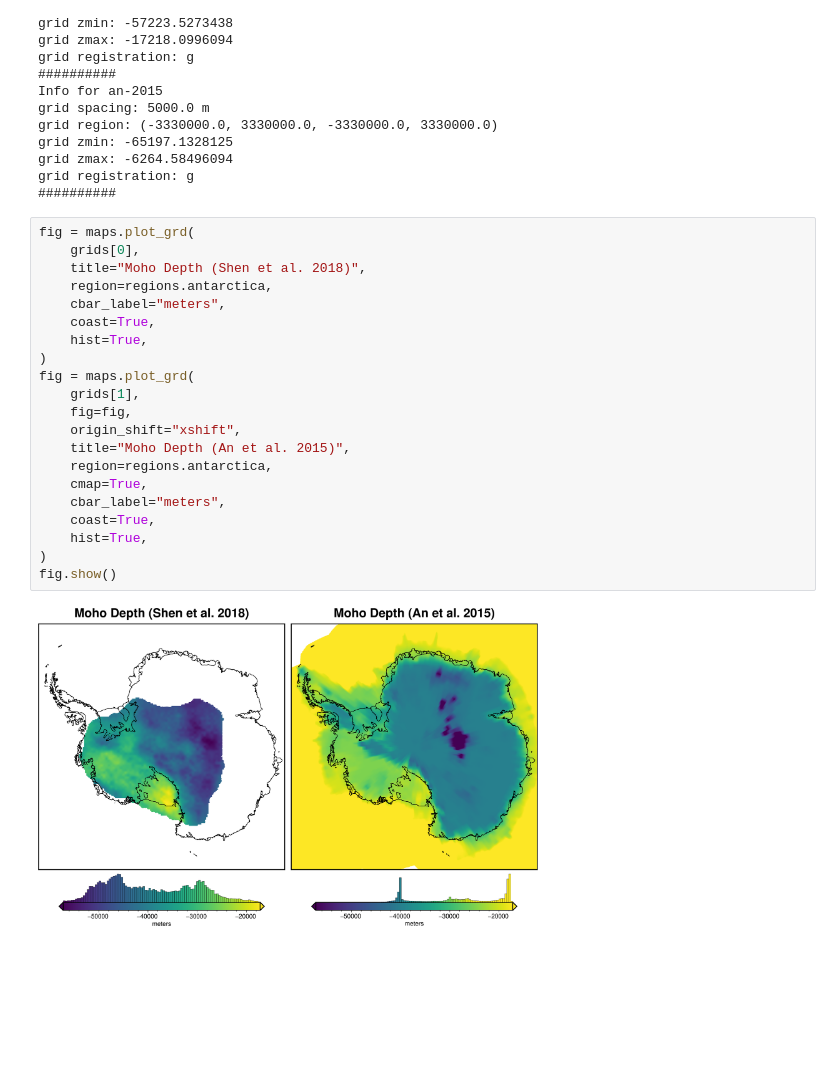
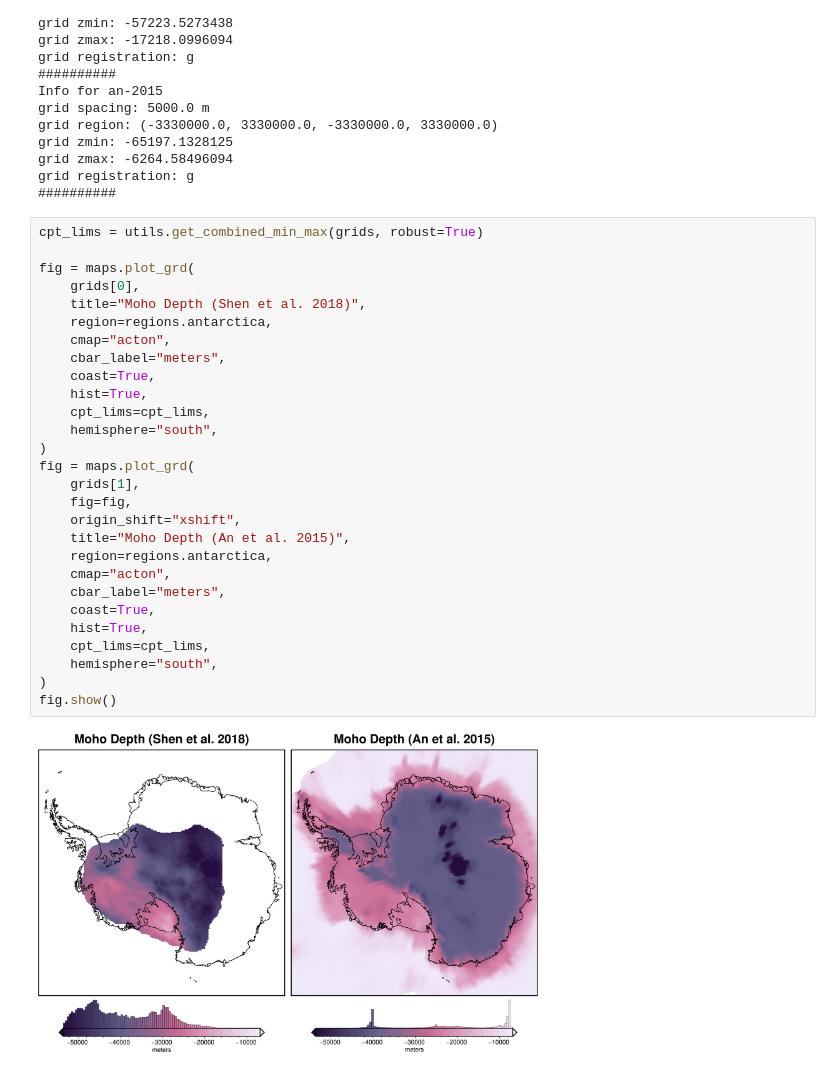
Before and after one commit to mdtanker/polartoolkit, a Jupyter notebook: docs/datasets/antarctica/moho.ipynb, the cells around one changed output. Saved outputs shown, nothing was run; the diff lists cells and outputs as text; blank space fills up the shorter version.

```diff
--- a/docs/datasets/antarctica/moho.ipynb
+++ b/docs/datasets/antarctica/moho.ipynb
@@ -50,25 +50,32 @@ grid zmax: -6264.58496094
 grid registration: g
 ##########
 # %%
+cpt_lims = utils.get_combined_min_max(grids, robust=True)
+
 fig = maps.plot_grd(
     grids[0],
     title="Moho Depth (Shen et al. 2018)",
     region=regions.antarctica,
+    cmap="acton",
     cbar_label="meters",
     coast=True,
     hist=True,
+    cpt_lims=cpt_lims,
+    hemisphere="south",
 )
 fig = maps.plot_grd(
     grids[1],
     fig=fig,
     origin_shift="xshift",
     title="Moho Depth (An et al. 2015)",
     region=regions.antarctica,
-    cmap=True,
+    cmap="acton",
     cbar_label="meters",
     coast=True,
     hist=True,
+    cpt_lims=cpt_lims,
+    hemisphere="south",
 )
 fig.show()
 # %% [output]
-[figure, old version]
+[figure, new version]
```
Also changed, not shown: 22 other files.
